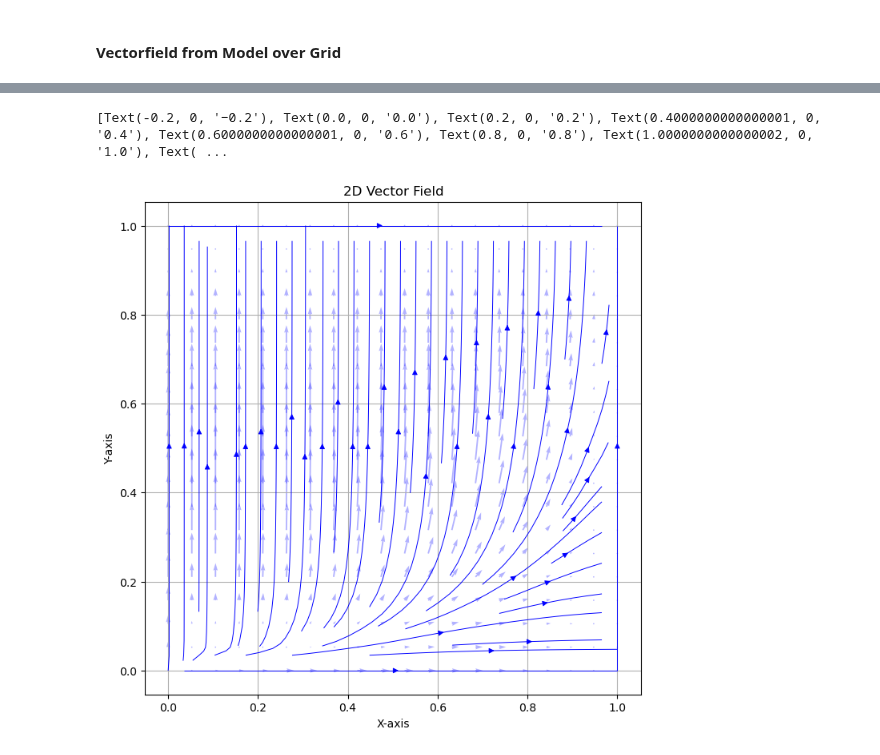
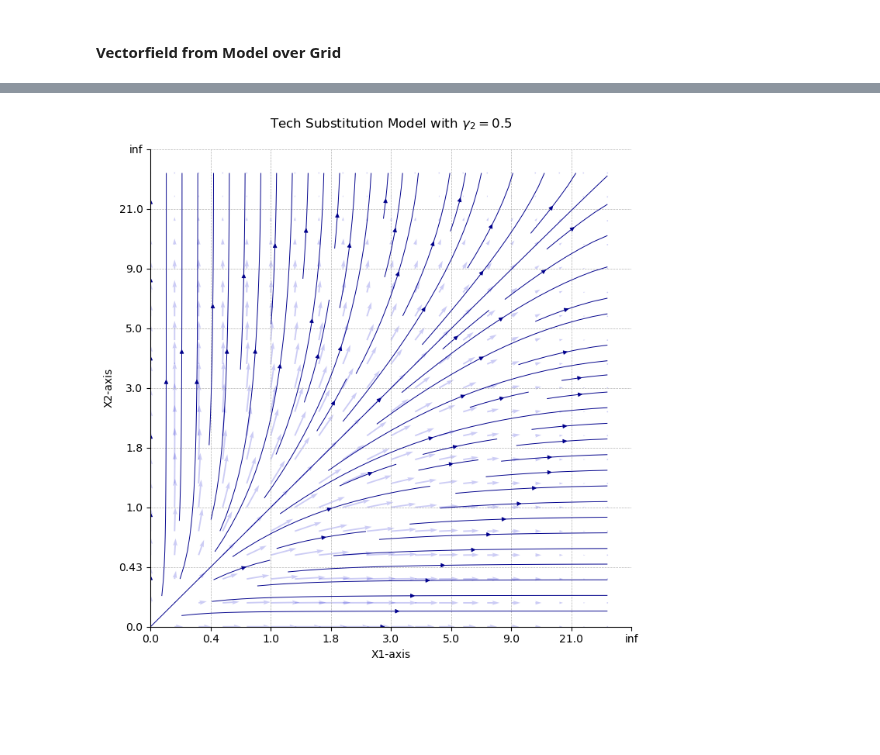
Before and after one commit to Lighfe/mdp-world-model, a Jupyter notebook: data_generation/visualization/plot_tests.ipynb, the cells around one changed output, grey strips where cells are left out. Saved outputs shown, nothing was run; the diff lists cells and outputs as text; code cells hidden in the pictures; blank space fills up the shorter version.

```diff
--- a/data_generation/visualization/plot_tests.ipynb
+++ b/data_generation/visualization/plot_tests.ipynb
@@ -132,32 +58,6 @@ plot_2D_vector_field(test_vectorfield, [[-1, 1], [-1, 1]])
 [figure]
 # %% [markdown]
 #### Vectorfield from Model over Grid
-# %%
-myinfbounds = [(0, np.inf), (0, np.inf)]
-myresolution = [10, 10]
-myeasybounds = [(0,100), (0, 100)]
-myeasyresolution = [10, 10]
-
-def mytransformation(x):
-    if np.isinf(x):
-        return 1
-    else:
-        return x / (x+0.3)
-
-def myinverse_transformation(y):
-    if y == 1:
-        return np.inf
-    else:
-        return -0.3*y / (y-1)
-
-def mytransformation_derivative(x):
-    if np.isinf(x):
-        return 0
-    else:
-        return 0.3 / (x+0.3)**2
-
-infgrid = Grid(myinfbounds, myresolution, mytransformation, myinverse_transformation)
-easygrid = Grid(myeasybounds, myeasyresolution)
 # %%
 model = TechnologySubstitution(D0=1.0, delta=1.0, sigma=0.2, alpha=0.5, gamma1=1.0)
 solver = NumericalSolver(model)
@@ -186,5 +68,6 @@ U, V = create_2D_vectorfield(X1, X2, control=np.array([0.5]), solver=solver)
-# %%
-plot_2D_vector_field_over_grid(infgrid, solver, np.array([0.5]), mytransformation_derivative, streamplot=True, resolution = 20)
-# %% [output]
-[Text(-0.2, 0, '−0.2'), Text(0.0, 0, '0.0'), Text(0.2, 0, '0.2'), Text(0.4000000000000001, 0, '0.4'), Text(0.6000000000000001, 0, '0.6'), Text(0.8, 0, '0.8'), Text(1.0000000000000002, 0, '1.0'), Text( ...
-[figure, removed]
+# %%
+title = r"Tech Substitution Model with $\gamma_{2} = 0.5$"
+save_to_path = "./figures/tech_sub_05.png"
+plot_2D_vector_field_over_grid(infgrid, solver, np.array([1]), display_vectorfield=True, resolution=21, title= title, save_to=save_to_path, display_grid=True, display_vectorfield_magnitude=False)
+# %% [output]
+[figure, added]
```
Also changed, not shown: parts of 11 cells of this notebook, 2 other files.
